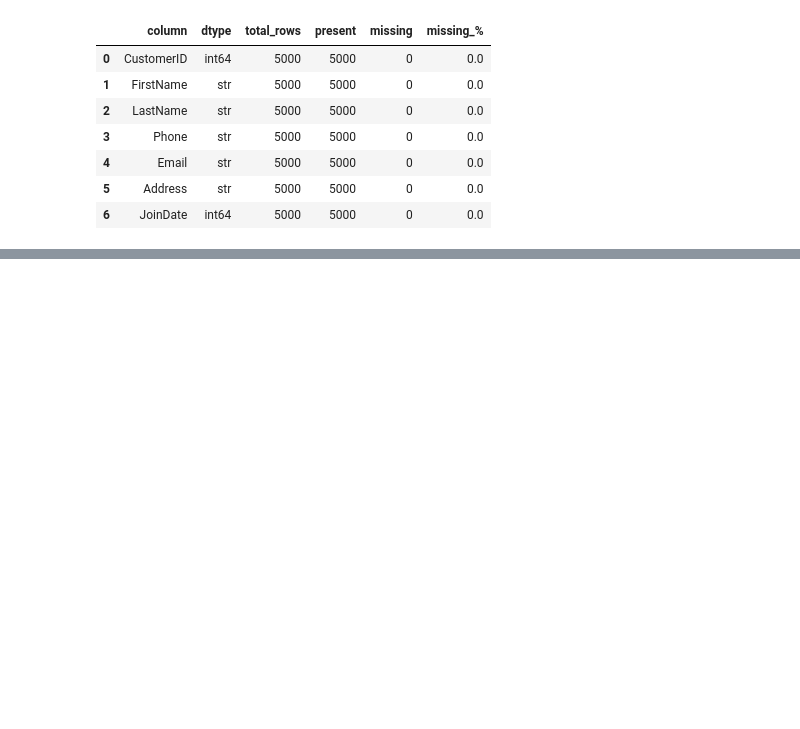
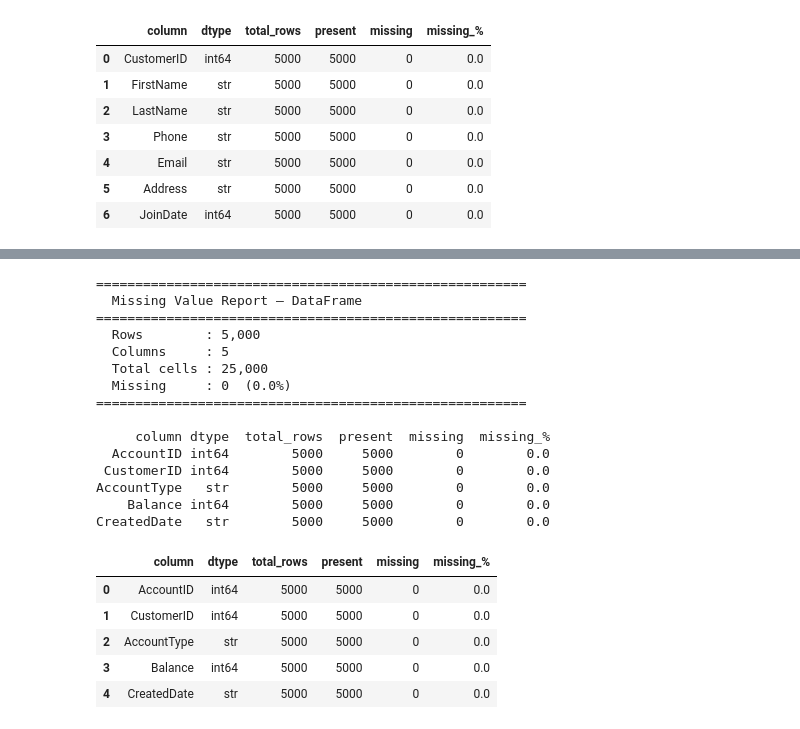
Before and after one commit to ahmednbail/Banking-ETL-Pipeline-Data-Processing, a Jupyter notebook: Exxtraction & Transformation/DataCleaning&Transformation.ipynb, the cells around one changed output, grey strips where cells are left out. Saved outputs shown, nothing was run; the diff lists cells and outputs as text; code cells hidden in the pictures; blank space fills up the shorter version.

```diff
--- a/Exxtraction & Transformation/DataCleaning&Transformation.ipynb
+++ b/Exxtraction & Transformation/DataCleaning&Transformation.ipynb
@@ -116,0 +234,3 @@ CustomerID int64        5000     5000        0        0.0
+# %%
+Accounts=pd.read_csv(r'D:\Ahmed\Data engineering - MSC\Banking-ETL-Pipeline-Data-Processing\Data\Accounts.csv')
+Accounts.head()
@@ -116,0 +259,24 @@ CustomerID int64        5000     5000        0        0.0
+# %%
+check_missing_values(Accounts)
+# %% [output]
+=======================================================
+  Missing Value Report — DataFrame
+=======================================================
+  Rows        : 5,000
+  Columns     : 5
+  Total cells : 25,000
+  Missing     : 0  (0.0%)
+=======================================================
+
+     column dtype  total_rows  present  missing  missing_%
+  AccountID int64        5000     5000        0        0.0
+ CustomerID int64        5000     5000        0        0.0
+AccountType   str        5000     5000        0        0.0
+    Balance int64        5000     5000        0        0.0
+CreatedDate   str        5000     5000        0        0.0
+|  | column | dtype | total_rows | present | missing | missing_% |
+| 0 | AccountID | int64 | 5000 | 5000 | 0 | 0.0 |
+| 1 | CustomerID | int64 | 5000 | 5000 | 0 | 0.0 |
+| 2 | AccountType | str | 5000 | 5000 | 0 | 0.0 |
+| 3 | Balance | int64 | 5000 | 5000 | 0 | 0.0 |
+| 4 | CreatedDate | str | 5000 | 5000 | 0 | 0.0 |
```
Also changed, not shown: parts of 25 cells of this notebook.
